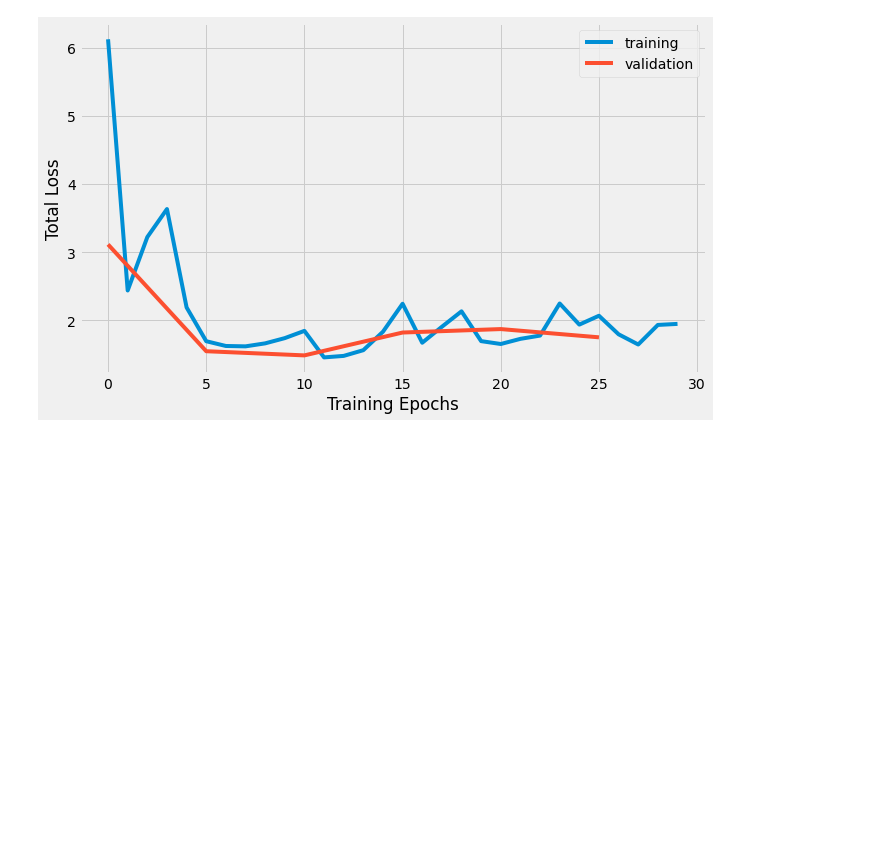
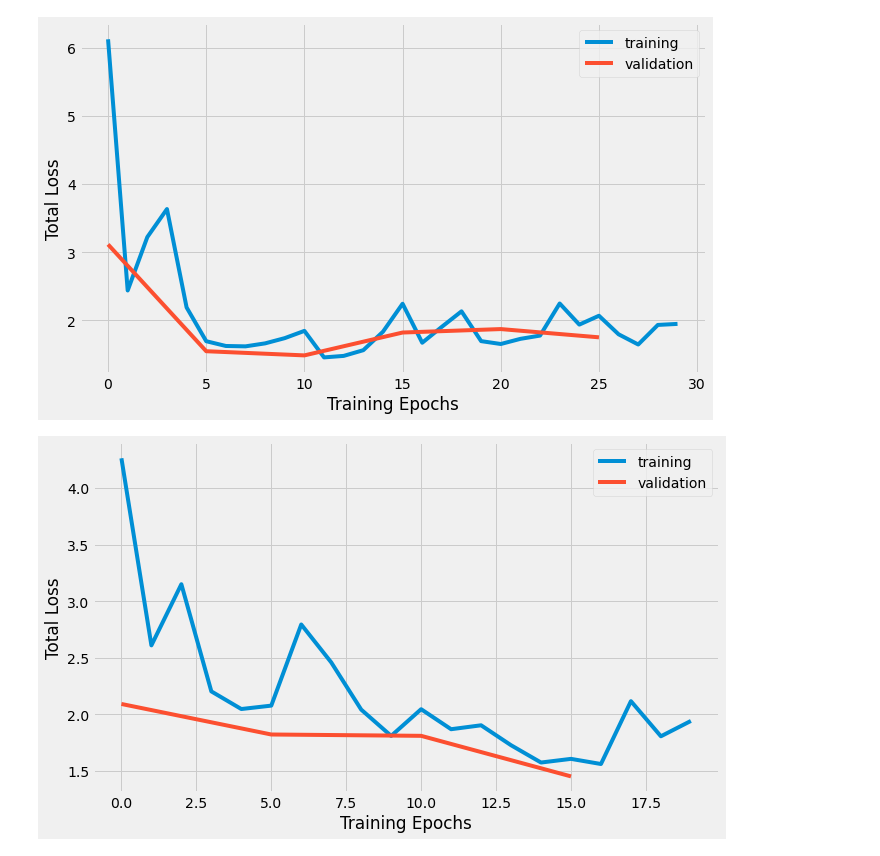
Before and after one commit to thewchan/string_quartets_gen, a Jupyter notebook: notebooks/loss_extraction.ipynb, the cells around one changed output. Cells and saved outputs as stored; diff of their text form; code cells hidden in the pictures; blank space fills up the shorter version.

```diff
--- a/notebooks/loss_extraction.ipynb
+++ b/notebooks/loss_extraction.ipynb
@@ -205,6 +205,21 @@ ax.legend()
 plt.savefig('temp.png') #lecum uniform lr=0.03125
 # %% [output]
 [figure]
+# %%
+df7 = get_train_loss('../logs/lecum-uniform-lr=0.015625/logs.txt')
+df7_valid = get_valid_loss('../logs/lecum-uniform-lr=0.015625/logs.txt')
+
+
+fig, ax = plt.subplots(figsize=(10, 6))
+ax.plot(df7['epoch_num'], df7['loss (total)'], label='training')
+ax.plot(df7_valid['epoch_num'], df7_valid['loss (total)'], label='validation')
+ax.set_xlabel('Training Epochs')
+ax.set_ylabel('Total Loss')
+ax.legend()
+# plt.show()
+plt.savefig('temp.png') #lecum uniform lr=0.015625
+# %% [output]
+[figure, added]
 # %%
 sorted(mpl.style.available)
 mpl.style.use('fivethirtyeight')
```
Also changed, not shown: 17 other files.
